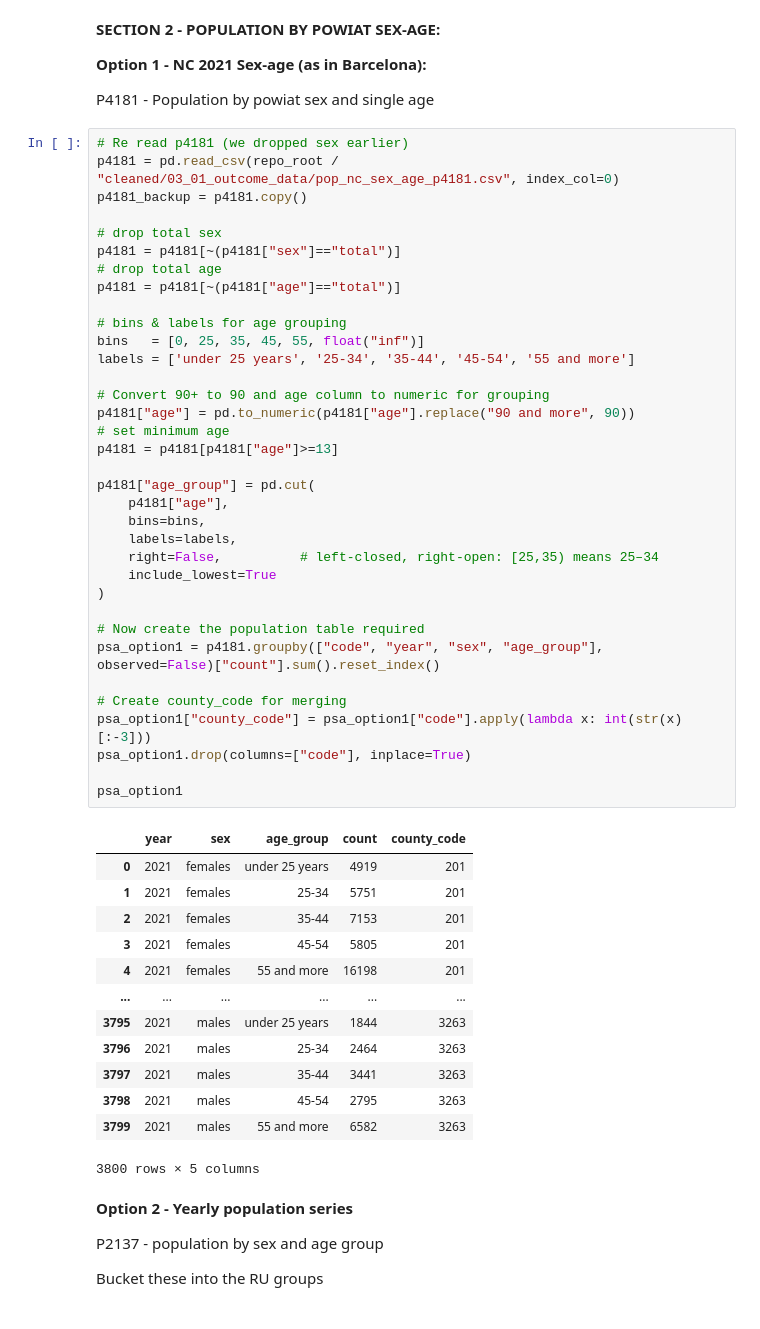
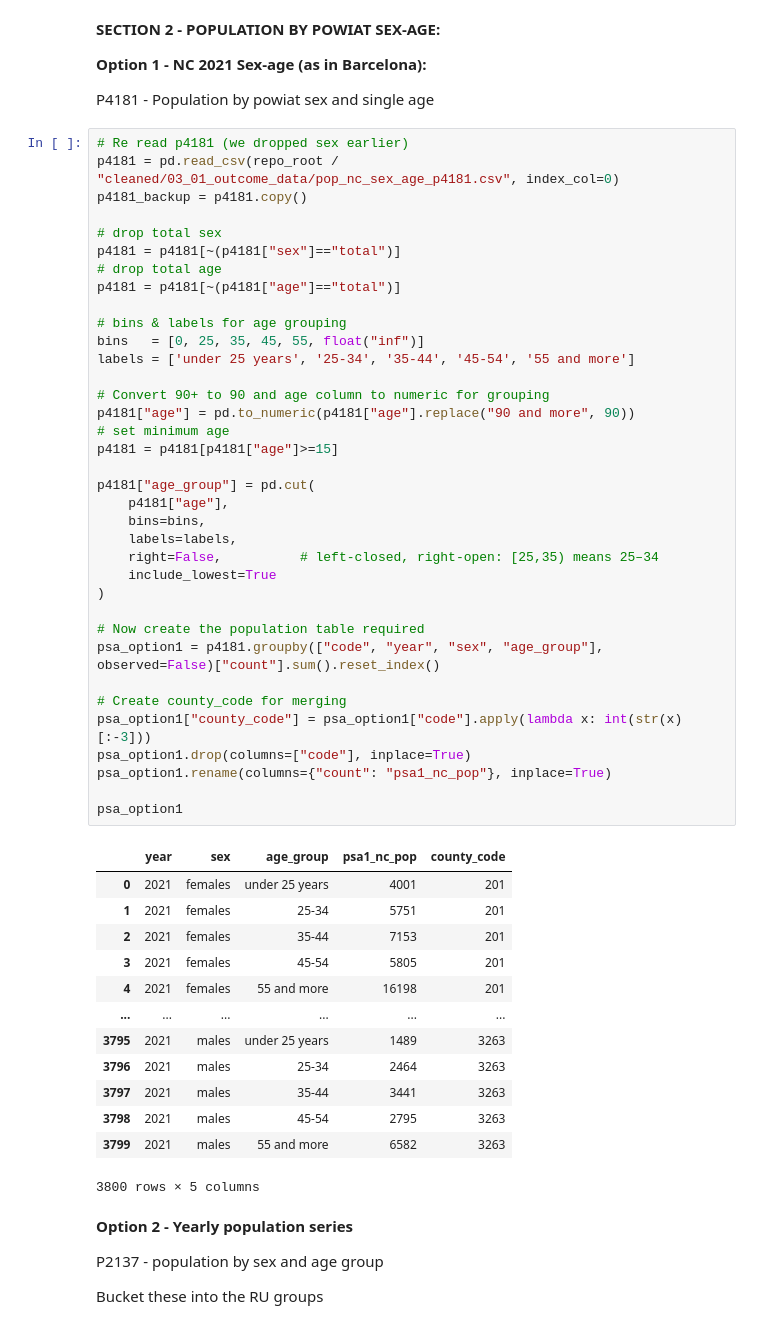
Before and after one commit to harrisonluff/Group_Project_Y3, a Jupyter notebook: notebooks/analysis/03_01_population_outcome.ipynb, the cells around one changed output. Saved outputs shown, nothing was run; the diff lists cells and outputs as text.

```diff
--- a/notebooks/analysis/03_01_population_outcome.ipynb
+++ b/notebooks/analysis/03_01_population_outcome.ipynb
@@ -720,42 +720,43 @@ p4181_backup = p4181.copy()
 # drop total sex
 p4181 = p4181[~(p4181["sex"]=="total")]
 # drop total age
 p4181 = p4181[~(p4181["age"]=="total")]
 
 # bins & labels for age grouping
 bins   = [0, 25, 35, 45, 55, float("inf")]
 labels = ['under 25 years', '25-34', '35-44', '45-54', '55 and more']
 
 # Convert 90+ to 90 and age column to numeric for grouping
 p4181["age"] = pd.to_numeric(p4181["age"].replace("90 and more", 90))
 # set minimum age
-p4181 = p4181[p4181["age"]>=13]
+p4181 = p4181[p4181["age"]>=15]
 
 p4181["age_group"] = pd.cut(
     p4181["age"],
     bins=bins,
     labels=labels,
     right=False,          # left-closed, right-open: [25,35) means 25–34
     include_lowest=True
 )
 
 # Now create the population table required
 psa_option1 = p4181.groupby(["code", "year", "sex", "age_group"], observed=False)["count"].sum().reset_index()
 
 # Create county_code for merging
 psa_option1["county_code"] = psa_option1["code"].apply(lambda x: int(str(x)[:-3]))
 psa_option1.drop(columns=["code"], inplace=True)
+psa_option1.rename(columns={"count": "psa1_nc_pop"}, inplace=True)
 
 psa_option1
 # %% [output]
-|  | year | sex | age_group | count | county_code |
-| 0 | 2021 | females | under 25 years | 4919 | 201 |
+|  | year | sex | age_group | psa1_nc_pop | county_code |
+| 0 | 2021 | females | under 25 years | 4001 | 201 |
 | 1 | 2021 | females | 25-34 | 5751 | 201 |
 | 2 | 2021 | females | 35-44 | 7153 | 201 |
 | 3 | 2021 | females | 45-54 | 5805 | 201 |
 | 4 | 2021 | females | 55 and more | 16198 | 201 |
 | ... | ... | ... | ... | ... | ... |
-| 3795 | 2021 | males | under 25 years | 1844 | 3263 |
+| 3795 | 2021 | males | under 25 years | 1489 | 3263 |
 | 3796 | 2021 | males | 25-34 | 2464 | 3263 |
 | 3797 | 2021 | males | 35-44 | 3441 | 3263 |
 | 3798 | 2021 | males | 45-54 | 2795 | 3263 |
```
Also changed, not shown: parts of 13 cells of this notebook.
